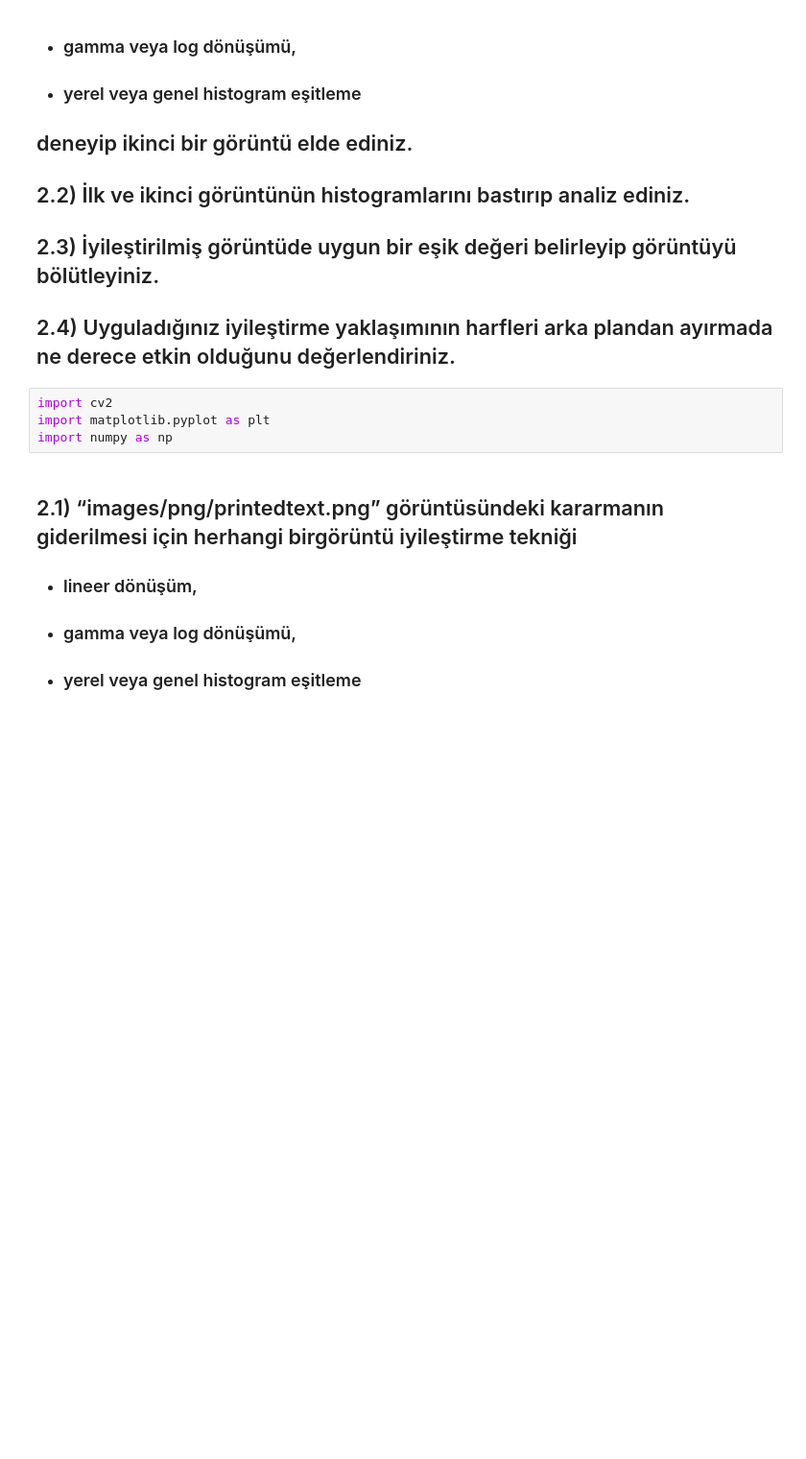
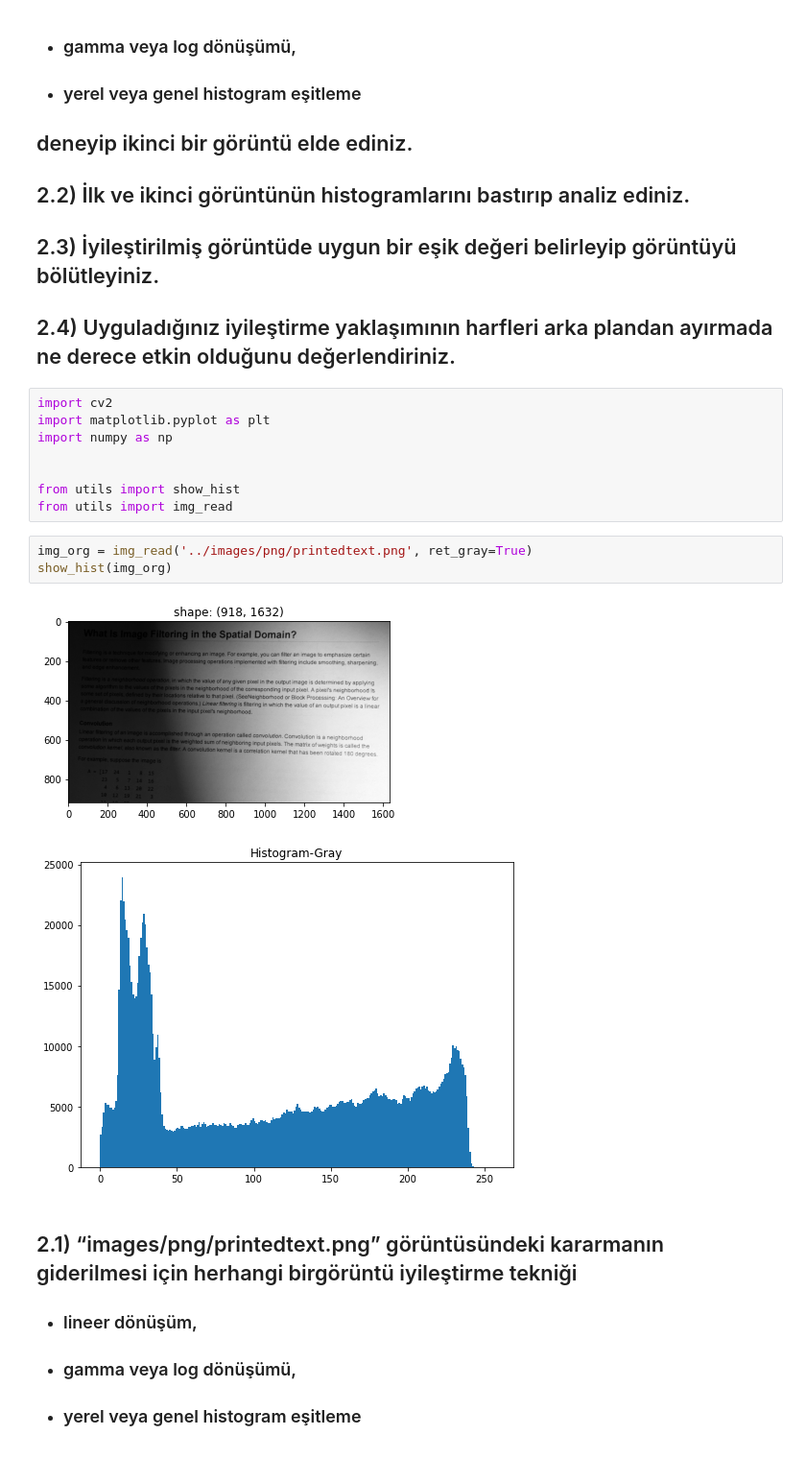
Before and after one commit to melihozaydin/MSc_Projects, a Jupyter notebook: BM5113 - Bilgisayarla Görme/hw1/1.2.ipynb, the cells around one changed output. Shown at 96% size. Drawn from its saved outputs; the diff is of its cells as text; blank space fills up the shorter version.

```diff
--- a/BM5113 - Bilgisayarla Görme/hw1/1.2.ipynb
+++ b/BM5113 - Bilgisayarla Görme/hw1/1.2.ipynb
@@ -12,6 +12,16 @@
 import cv2
 import matplotlib.pyplot as plt
 import numpy as np
+
+
+from utils import show_hist
+from utils import img_read
+# %%
+img_org = img_read('../images/png/printedtext.png', ret_gray=True)
+show_hist(img_org)
+# %% [output]
+[figure, added]
+[figure, added]
 # %% [markdown]
 ## 2.1) “images/png/printedtext.png” görüntüsündeki kararmanın giderilmesi için herhangi birgörüntü iyileştirme tekniği
 * ### lineer dönüşüm,
```
Also changed, not shown: parts of 10 cells of this notebook, 4 other files.
